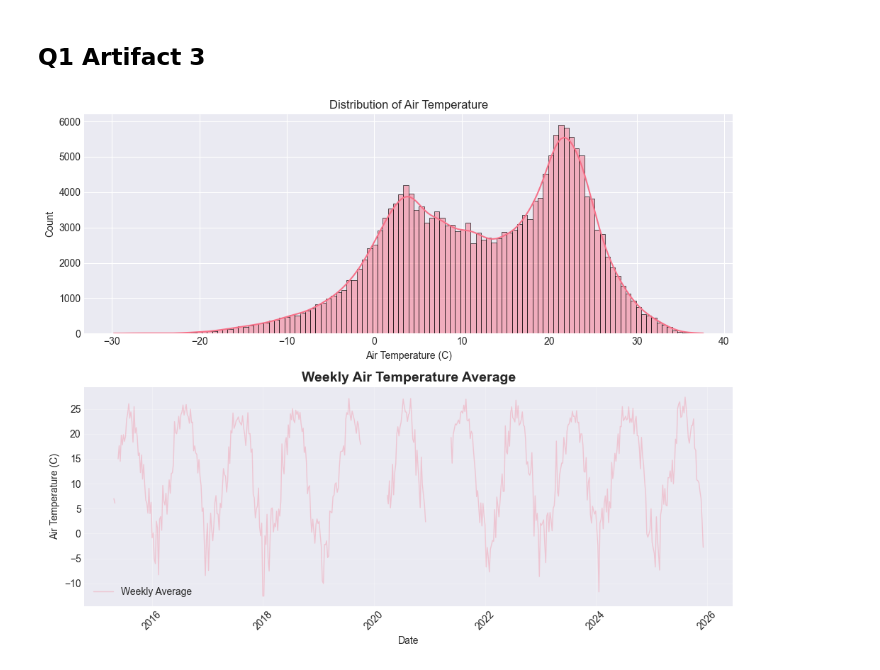
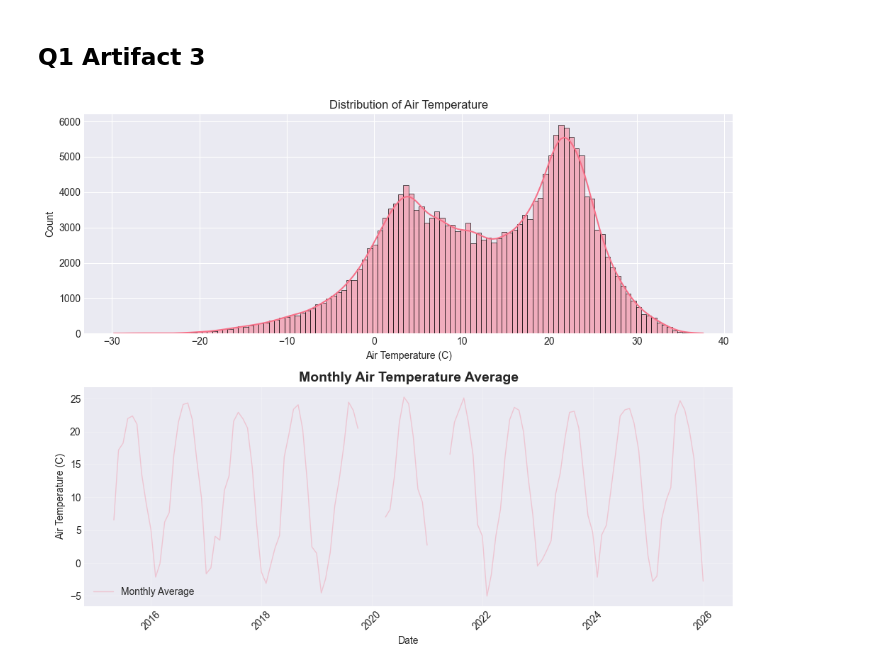
Before and after one commit to UCSF-DataSci/ds217-11-final-bobho1999, a Jupyter notebook: q1_setup_exploration.ipynb, the cells around one changed output. Cells and saved outputs as stored; diff of their text form; code cells hidden in the pictures.

Commit message:
Change to monthly

```diff
--- a/q1_setup_exploration.ipynb
+++ b/q1_setup_exploration.ipynb
@@ -223,28 +223,28 @@ reportq1_2.to_csv('output/q1_exploration.csv', index=False)
 # %%
 fig, axes = plt.subplots(2, 1, figsize=(10, 8))
 
 # Density plot for Air Temperature with histogram
 sns.histplot(data=df, x='Air Temperature', kde=True, ax=axes[0])
 axes[0].set_title('Distribution of Air Temperature')
 axes[0].set_xlabel('Air Temperature (C)')
 
 # Time series: weekly average air temperature
 ts = df.set_index('Measurement Timestamp')
-weekly = ts['Air Temperature'].resample('W').mean()
+monthly = ts['Air Temperature'].resample('ME').mean()
 # display(weekly.head())
-axes[1].plot(weekly.index, weekly, alpha=0.3, label='Weekly Average', linewidth=1)
-axes[1].set_title('Weekly Air Temperature Average', fontsize=14, fontweight='bold')
+axes[1].plot(monthly.index, monthly, alpha=0.3, label='Monthly Average', linewidth=1)
+axes[1].set_title('Monthly Air Temperature Average', fontsize=14, fontweight='bold')
 axes[1].set_xlabel('Date')
 axes[1].set_ylabel('Air Temperature (C)')
 axes[1].legend()
 axes[1].tick_params(axis='x', rotation=45)
 axes[1].grid(True, alpha=0.3)
 plt.tight_layout()
 
 # correlation plt
 
 # Save the plot
 plt.savefig('output/q1_visualizations.png', dpi=150, bbox_inches='tight')
 plt.show()
 # %% [output]
-[figure, old version]
+[figure, new version]
```
Also changed, not shown: 1 other file.
